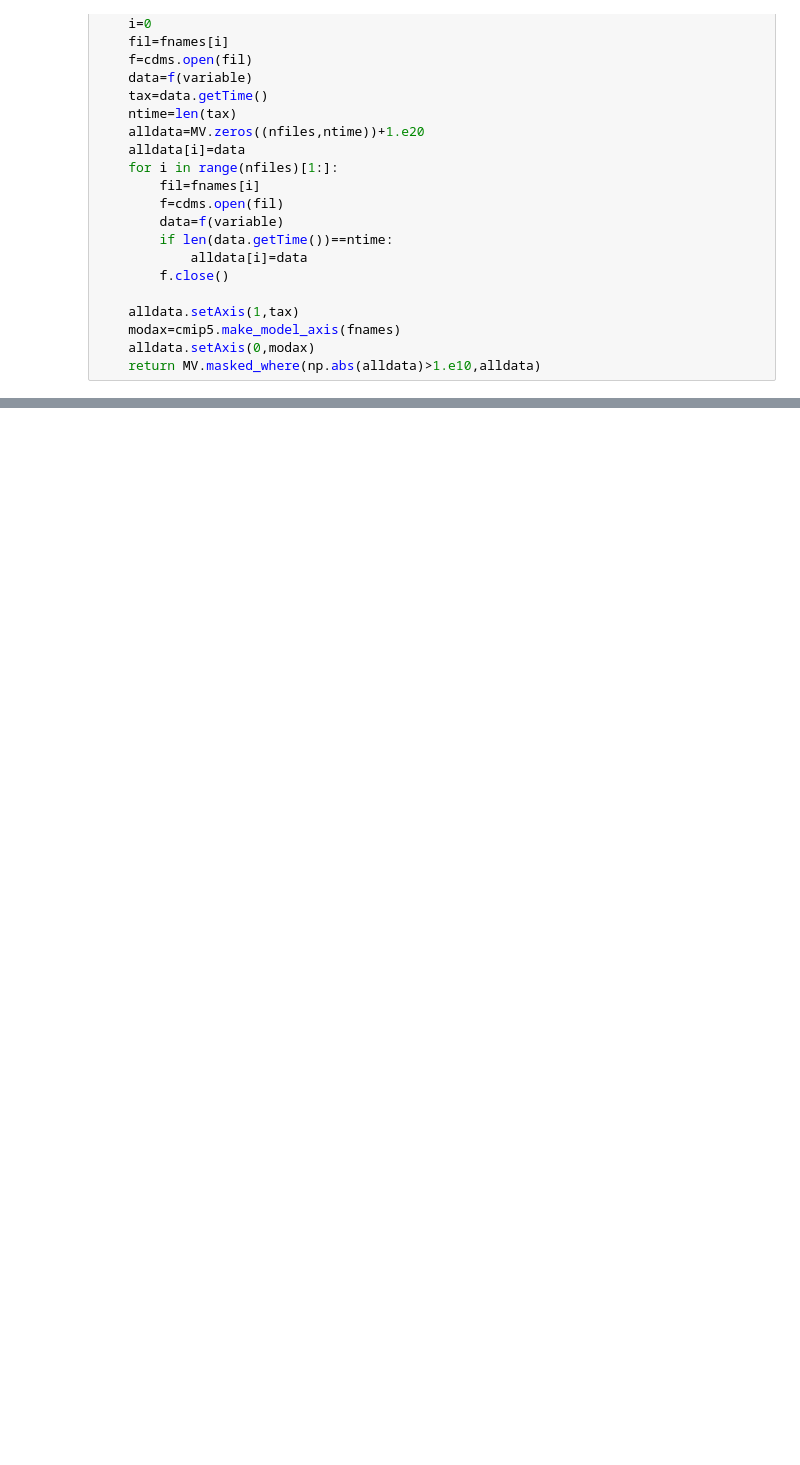
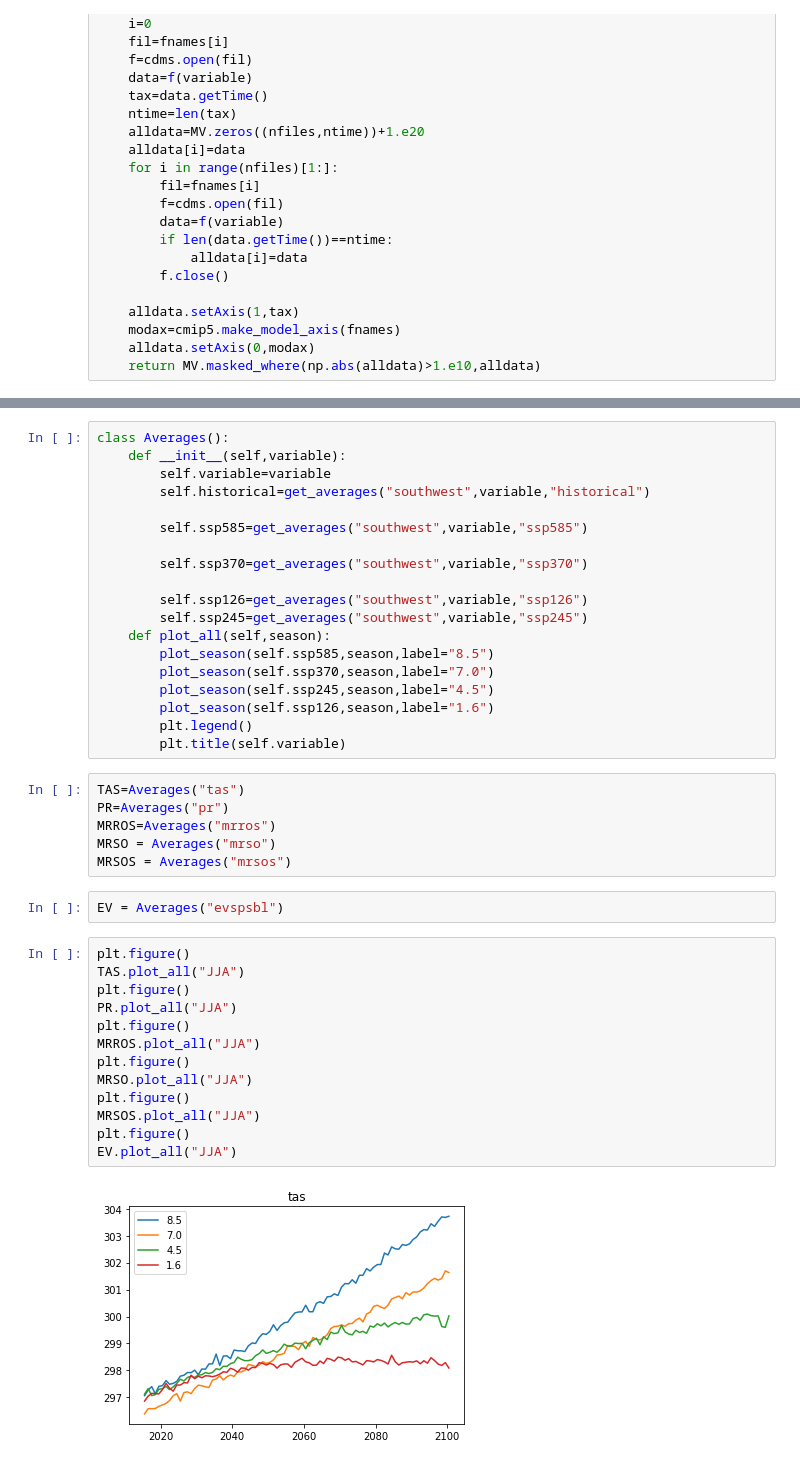
Before and after one commit to katemarvel/CMIP6_LDEO, a Jupyter notebook: TimeOfEmergence.ipynb, the cells around one changed output, grey strips where cells are left out. Drawn from its saved outputs; the diff is of its cells as text; blank space fills up the shorter version.

```diff
--- a/TimeOfEmergence.ipynb
+++ b/TimeOfEmergence.ipynb
@@ -82,0 +71,42 @@ print(ssp370.shape)
+# %%
+class Averages():
+    def __init__(self,variable):
+        self.variable=variable
+        self.historical=get_averages("southwest",variable,"historical")
+
+        self.ssp585=get_averages("southwest",variable,"ssp585")
+
+        self.ssp370=get_averages("southwest",variable,"ssp370")
+
+        self.ssp126=get_averages("southwest",variable,"ssp126")
+        self.ssp245=get_averages("southwest",variable,"ssp245")
+    def plot_all(self,season):
+        plot_season(self.ssp585,season,label="8.5")
+        plot_season(self.ssp370,season,label="7.0")
+        plot_season(self.ssp245,season,label="4.5")
+        plot_season(self.ssp126,season,label="1.6")
+        plt.legend()
+        plt.title(self.variable)
+# %%
+TAS=Averages("tas")
+PR=Averages("pr")
+MRROS=Averages("mrros")
+MRSO = Averages("mrso")
+MRSOS = Averages("mrsos")
+# %%
+EV = Averages("evspsbl")
+# %%
+plt.figure()
+TAS.plot_all("JJA")
+plt.figure()
+PR.plot_all("JJA")
+plt.figure()
+MRROS.plot_all("JJA")
+plt.figure()
+MRSO.plot_all("JJA")
+plt.figure()
+MRSOS.plot_all("JJA")
+plt.figure()
+EV.plot_all("JJA")
+# %% [output]
+[figure, added]
```
Also changed, not shown: parts of 10 cells of this notebook.
